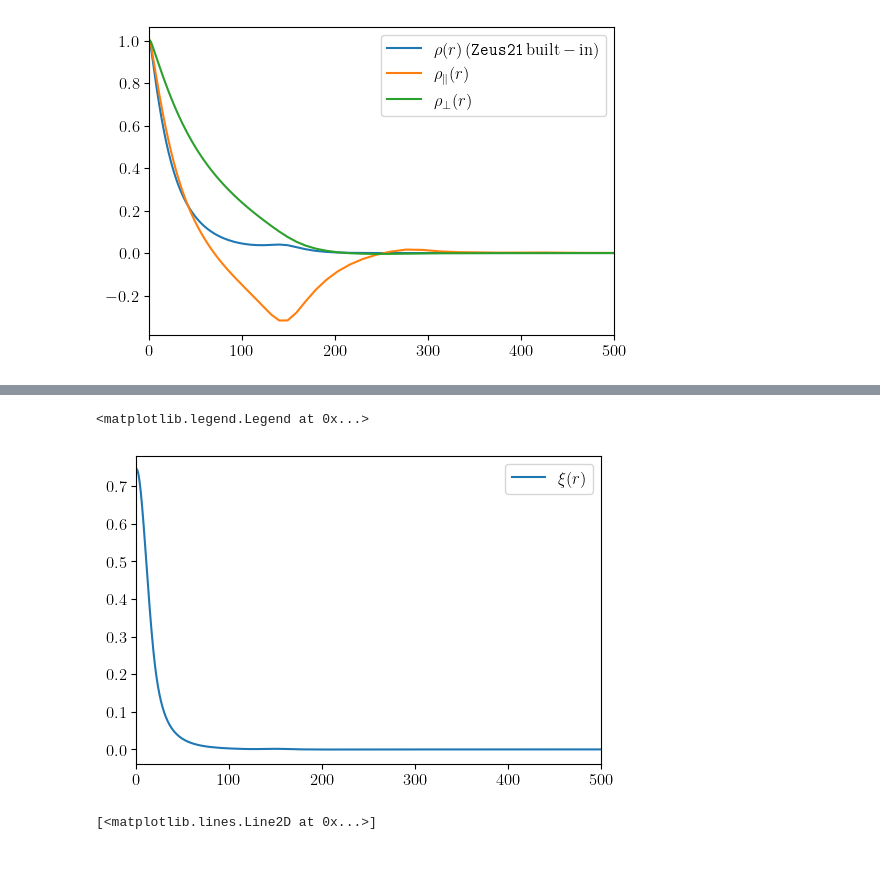
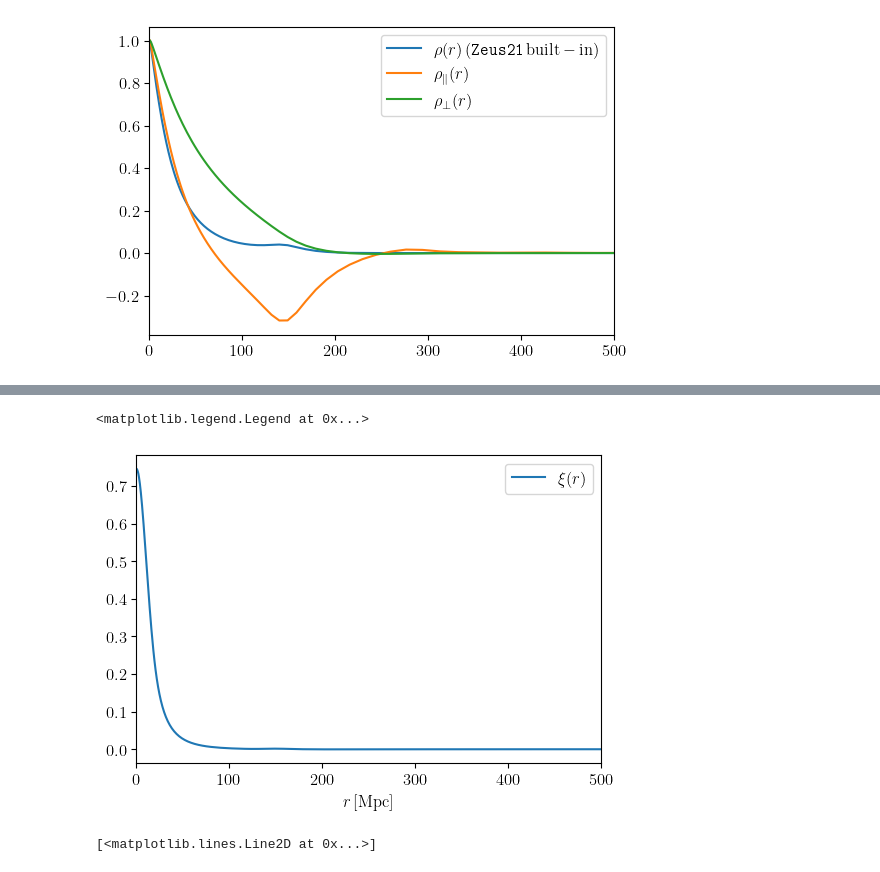
Before and after one commit to ryanyrzh/Zeus21, a Jupyter notebook: aniso_tests/xi_eta_aniso.ipynb, the cells around one changed output, grey strips where cells are left out. Cells and saved outputs as stored; diff of their text form; code cells hidden in the pictures.

```diff
--- a/aniso_tests/xi_eta_aniso.ipynb
+++ b/aniso_tests/xi_eta_aniso.ipynb
@@ -55,12 +65,13 @@ ax.legend()
 # %%
 xi_RR_CF = CorrFClass.xi_RR_CF
 fig, ax = plt.subplots(1, 1, figsize=(6,4))
 ax.plot(rlist, xi_RR_CF[50, 50, :], label=r'$\xi(r)$')
 ax.set_xlim(0, 500)
+ax.set_xlabel(r'$r\,[\mathrm{Mpc}]$')
 ax.legend()
 # %% [output]
 <matplotlib.legend.Legend at 0x...>
-[figure, old version]
+[figure, new version]
 # %%
 klist = CorrFClass._klistCF
 P_eta_zeus = CorrFClass._PkEtaCF
```
Also changed, not shown: parts of 2 cells of this notebook.
